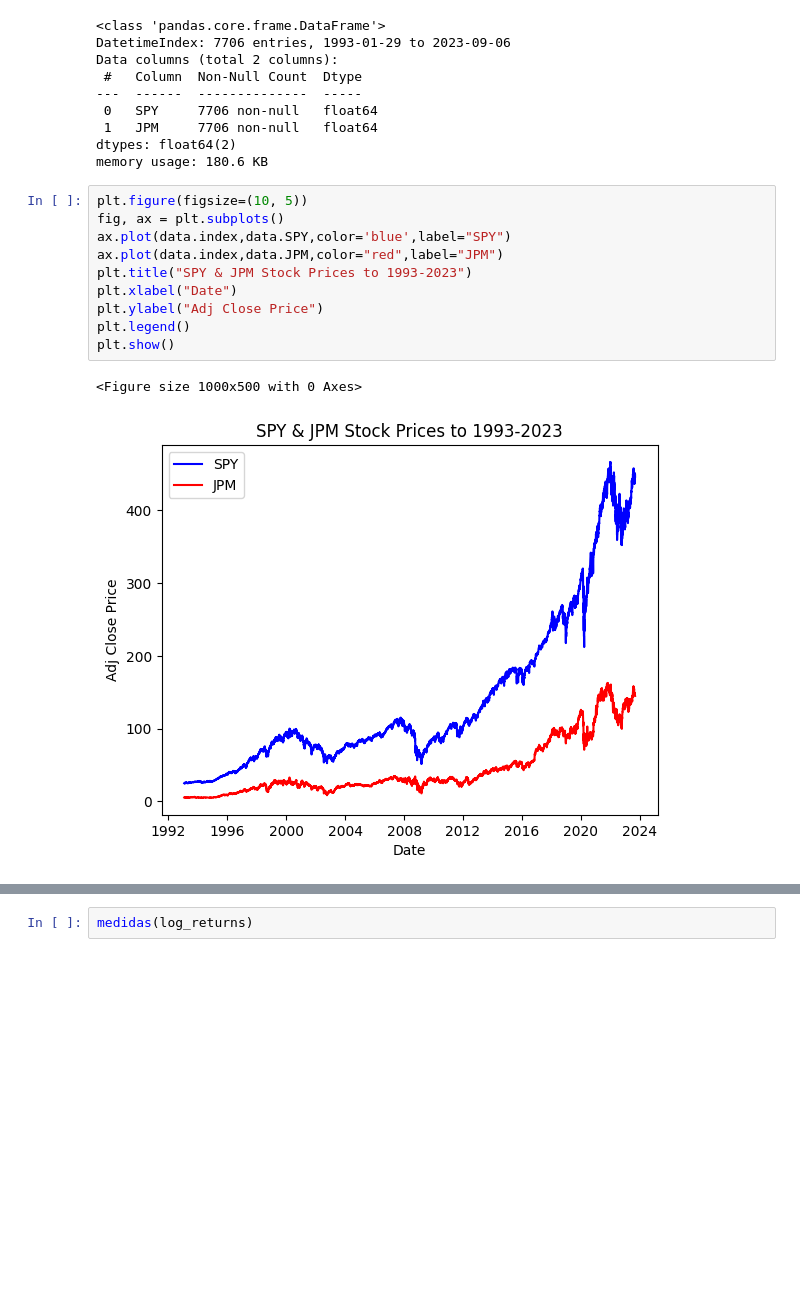
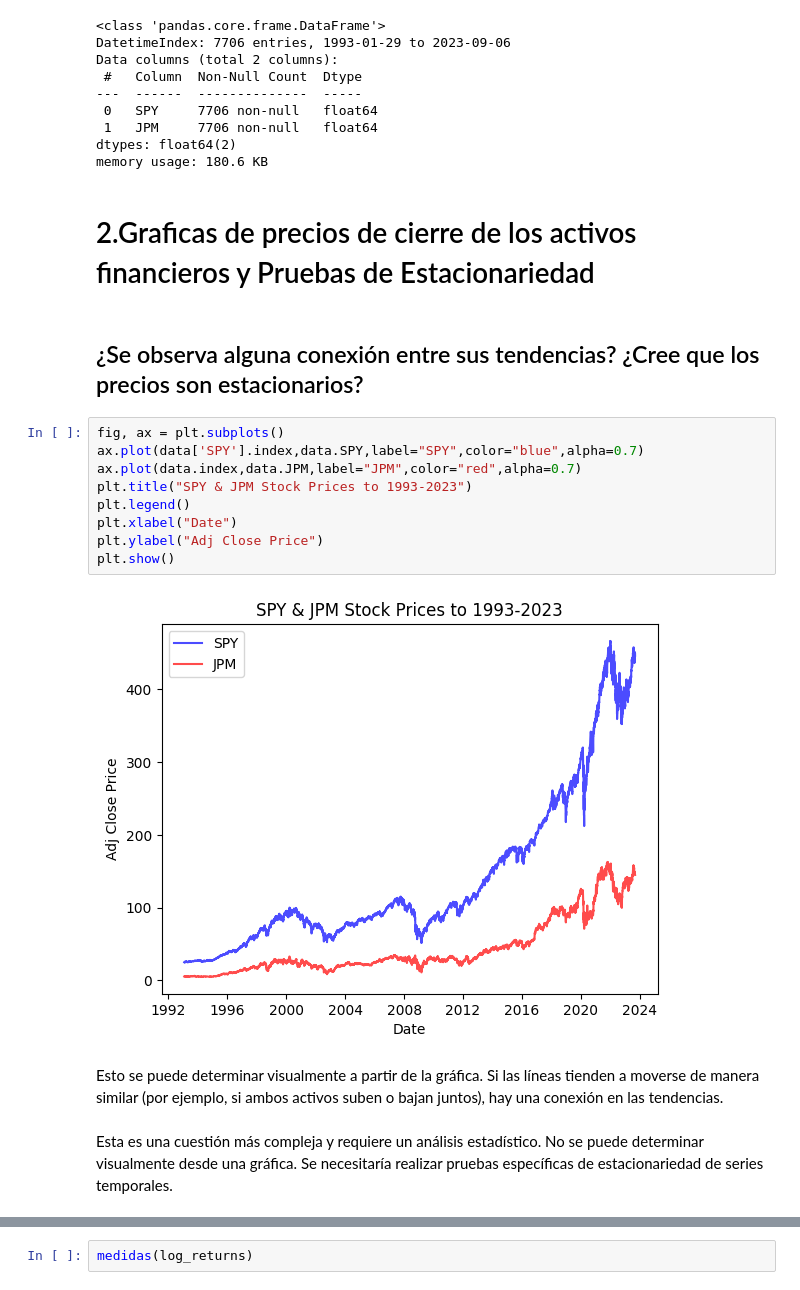
Before and after one commit to Egeekle/CAPM_Finance, a Jupyter notebook: tarea.ipynb, the cells around one changed output, grey strips where cells are left out. Drawn from its saved outputs; the diff is of its cells as text; blank space fills up the shorter version.

```diff
--- a/tarea.ipynb
+++ b/tarea.ipynb
@@ -84,16 +45,22 @@ Data columns (total 2 columns):
  1   JPM     7706 non-null   float64
 dtypes: float64(2)
 memory usage: 180.6 KB
+# %% [markdown]
+# 2.Graficas de precios de cierre de los activos financieros y Pruebas de Estacionariedad
+# %% [markdown]
+##  ¿Se observa alguna conexión entre sus tendencias? ¿Cree que los precios son estacionarios?
 # %%
-plt.figure(figsize=(10, 5))
 fig, ax = plt.subplots()
-ax.plot(data.index,data.SPY,color='blue',label="SPY")
-ax.plot(data.index,data.JPM,color="red",label="JPM")
+ax.plot(data['SPY'].index,data.SPY,label="SPY",color="blue",alpha=0.7)
+ax.plot(data.index,data.JPM,label="JPM",color="red",alpha=0.7)
 plt.title("SPY & JPM Stock Prices to 1993-2023")
+plt.legend()
 plt.xlabel("Date")
 plt.ylabel("Adj Close Price")
-plt.legend()
 plt.show()
 # %% [output]
-<Figure size 1000x500 with 0 Axes>
-[figure, old version]
+[figure, new version]
+# %% [markdown]
+Esto se puede determinar visualmente a partir de la gráfica. Si las líneas tienden a moverse de manera similar (por ejemplo, si ambos activos suben o bajan juntos), hay una conexión en las tendencias.
+# %% [markdown]
+ Esta es una cuestión más compleja y requiere un análisis estadístico. No se puede determinar visualmente desde una gráfica. Se necesitaría realizar pruebas específicas de estacionariedad de series temporales.
```
Also changed, not shown: parts of 21 cells of this notebook.
